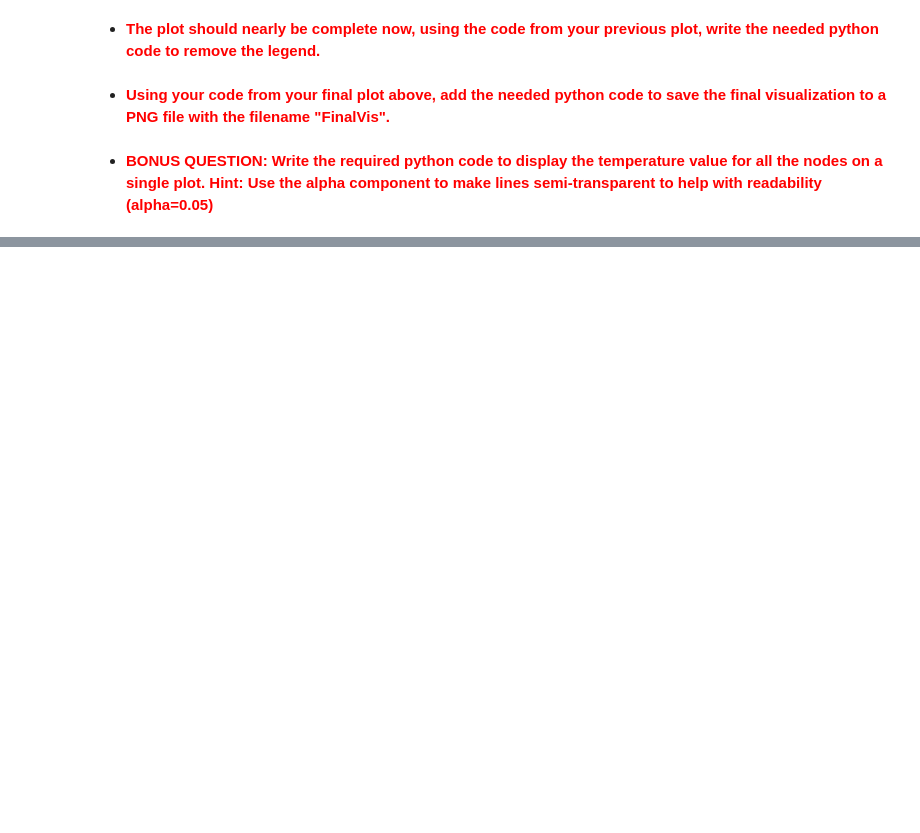
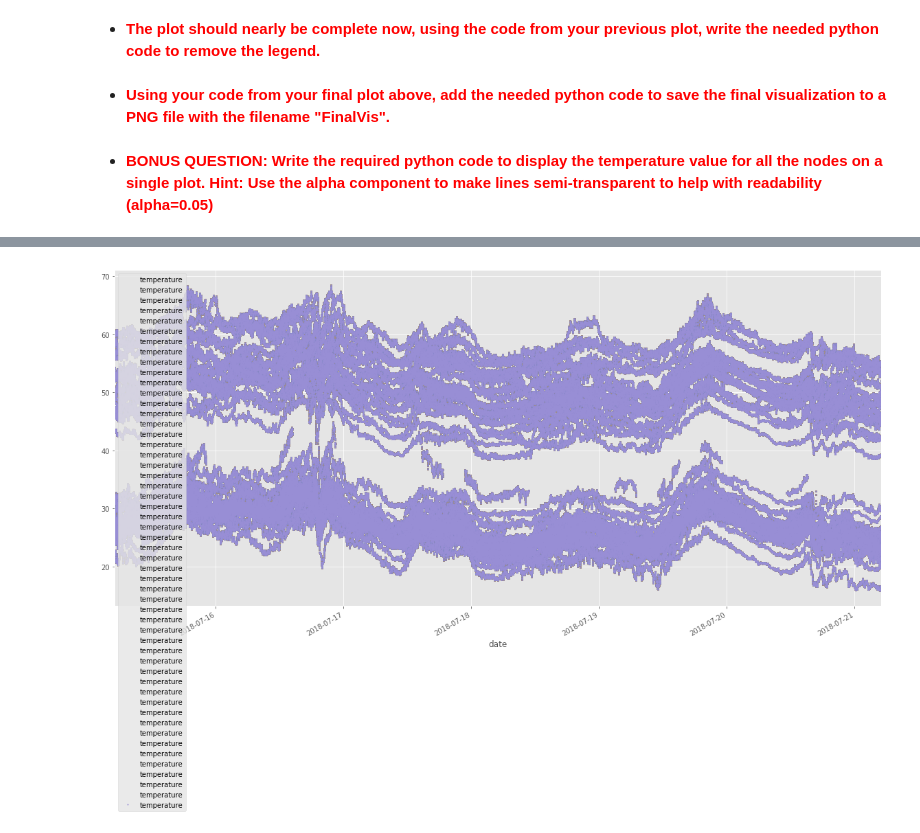
Before and after one commit to eparrish64/csci627-assignment02-eparrish64, a Jupyter notebook: CSCI627-assignment02.ipynb, the cells around one changed output, grey strips where cells are left out. Drawn from its saved outputs; the diff is of its cells as text; code cells hidden in the pictures; blank space fills up the shorter version.

```diff
--- a/CSCI627-assignment02.ipynb
+++ b/CSCI627-assignment02.ipynb
@@ -33,8 +35,8 @@ df.describe()
 # %% [markdown]
 - <span style="color:red">**Write the required python code to produce a simple plot, this should be one line of python code in your jupyter cell, plus some magic.**</span>
 # %%
-df.date = pd.to_datetime(df.date)
-df.plot('date','value',style='o')
+# df.date = pd.to_datetime(df.date)
+df.plot(pd.to_datetime(df.date),'value',style='o')
 # %% [markdown]
 - <span style="color:red">**Write a short summary of what you see and what initial thoughts you have about the data. (You will need to convert the cell below to a markdown cell)**</span>
 # %% [markdown]
@@ -138,0 +195,6 @@ df2.loc[df2['nodeid'] == "001e061144c0"].plot('date','temperature',style='o',ms=
+# %%
+%time
+fig3, ax3 = plt.subplots(figsize=(20,10))
+for label,df in df2.groupby(df2.nodeid):
+    df2.plot('date','temperature',style='o',ms=1,ax=ax3)
+# %% [output]
@@ -138,0 +203 @@ df2.loc[df2['nodeid'] == "001e061144c0"].plot('date','temperature',style='o',ms=
+[figure, added]
```
Also changed, not shown: parts of 16 cells of this notebook, 3 other files.
